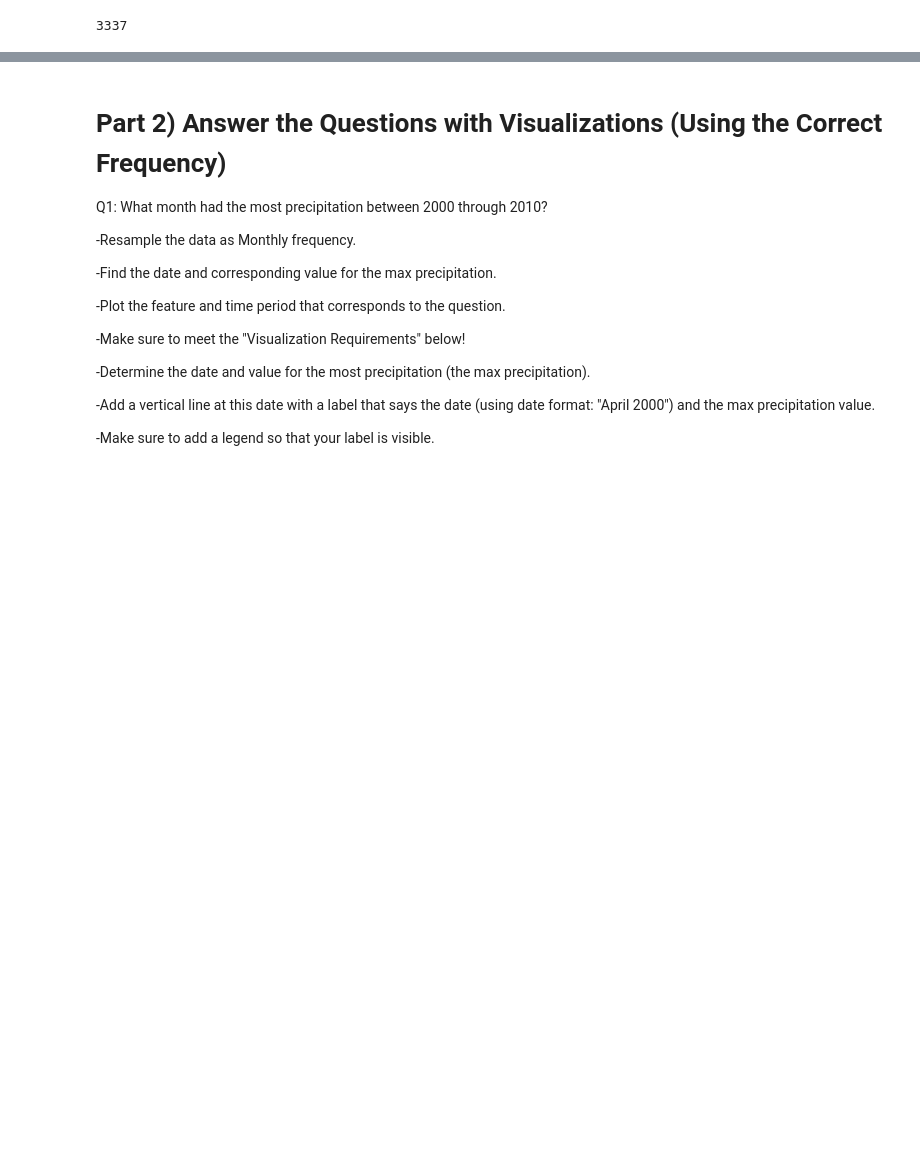
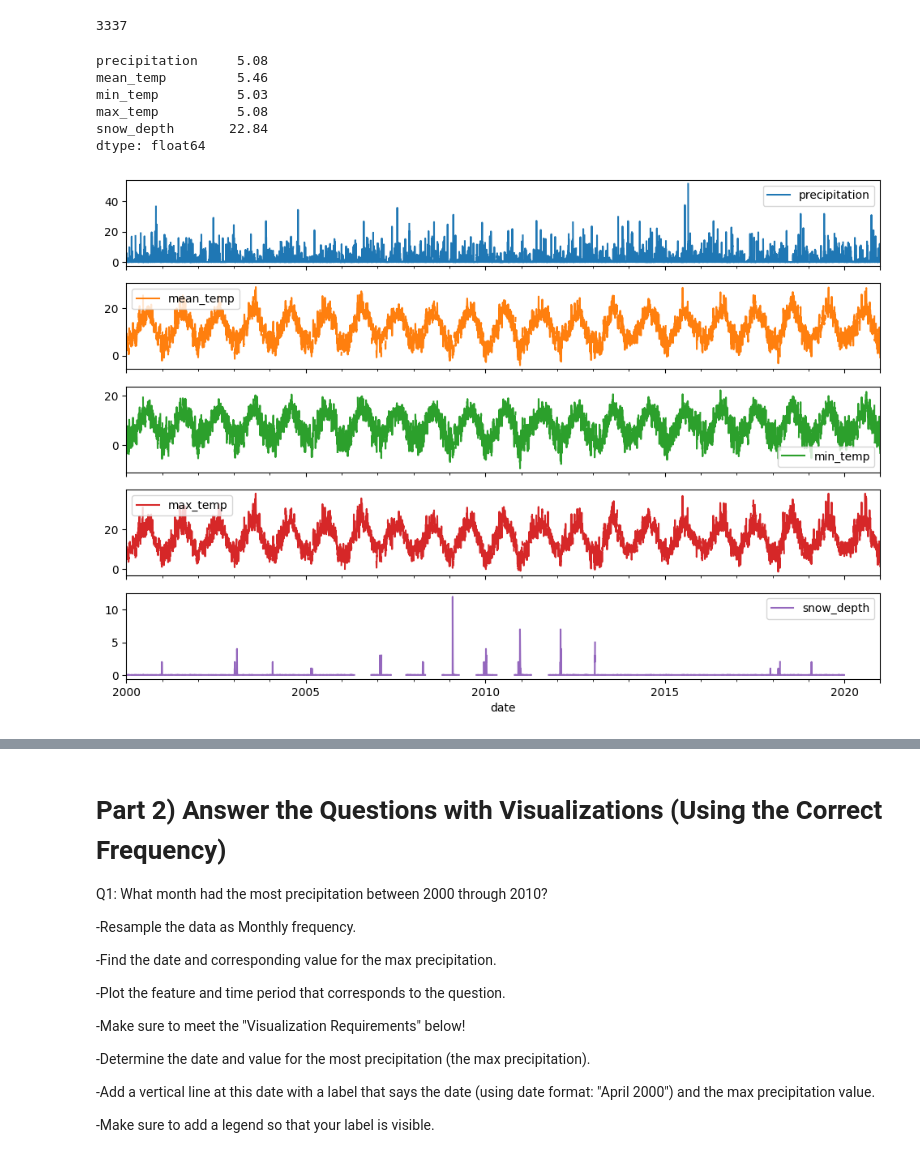
Before and after one commit to parrisatwork/Resampling-Datetime, a Jupyter notebook: (Core)_Resampling_Datetime_Data_Parris_Trimingham.ipynb, the cells around one changed output, grey strips where cells are left out. Cells and saved outputs as stored; diff of their text form; code cells hidden in the pictures; blank space fills up the shorter version.

```diff
--- a/(Core)_Resampling_Datetime_Data_Parris_Trimingham.ipynb
+++ b/(Core)_Resampling_Datetime_Data_Parris_Trimingham.ipynb
@@ -110,8 +128,16 @@ dtype: int64
 df.isna().sum().sum()
 # %% [output]
 3337
-# %%
-## interpolating temperature measures
-df['mean_temp'] = df['mean_temp'].interpolate()
-df['max_temp'] = df['max_temp'].interpolate()
-df['min_temp'] = df['min_temp'].interpolate()
+# %%
+((df.isna().sum() / len(df)) * 100).round(2)
+# %% [output]
+precipitation     5.08
+mean_temp         5.46
+min_temp          5.03
+max_temp          5.08
+snow_depth       22.84
+dtype: float64
+# %%
+df.plot(figsize=(12,8), subplots=True);
+# %% [output]
+[figure, added]
```
Also changed, not shown: parts of 33 cells of this notebook.
